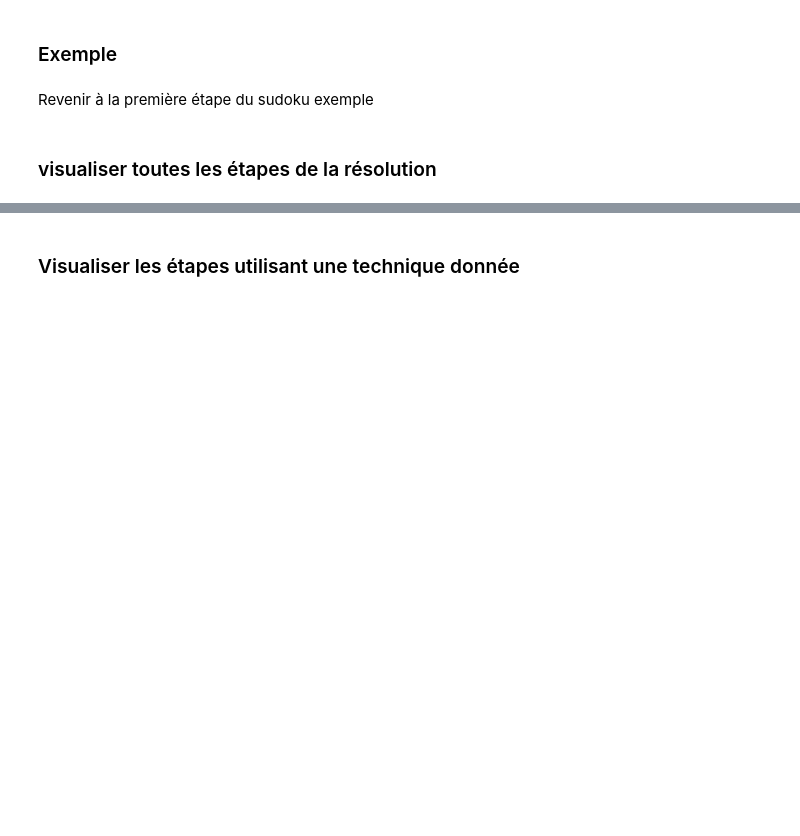
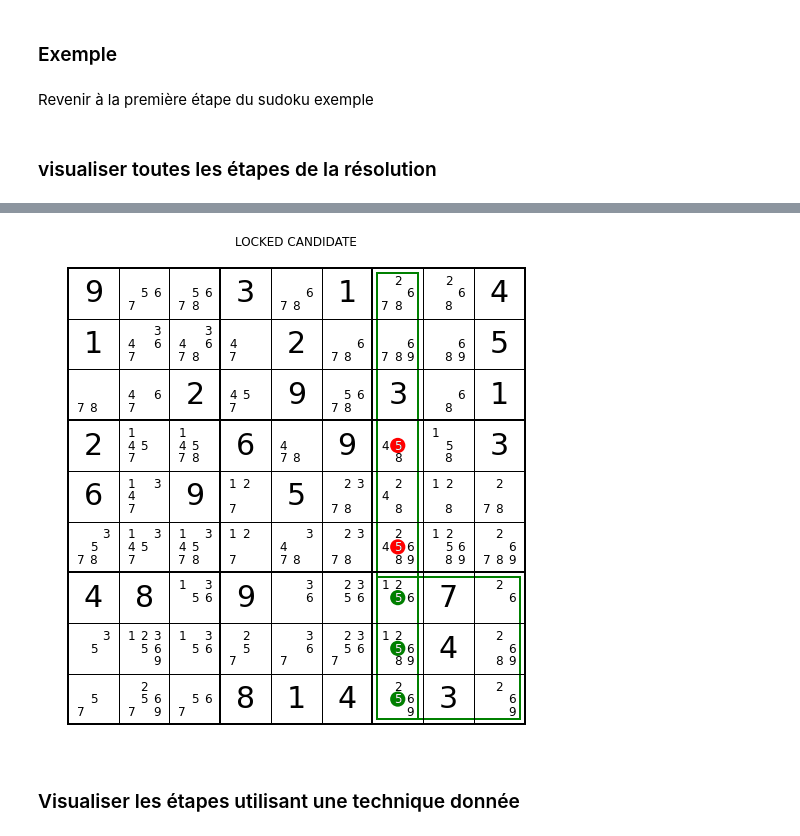
Before and after one commit to YvesLemaire/Jupyter-Puzzles, a Jupyter notebook: python/sudoku/sudoku.ipynb, the cells around one changed output, grey strips where cells are left out. Cells and saved outputs as stored; diff of their text form; code cells hidden in the pictures; blank space fills up the shorter version.

```diff
--- a/python/sudoku/sudoku.ipynb
+++ b/python/sudoku/sudoku.ipynb
@@ -2423,6 +2430,8 @@ Revenir à la première étape du sudoku exemple
 # %%
 # Revenir a l'etape precedente
-#sudoku.show_undo()
+sudoku.show_undo()
+# %% [output]
+[figure, added]
 # %% [markdown]
 ### Visualiser les étapes utilisant une technique donnée
 # %%
```
Also changed, not shown: parts of 21 cells of this notebook.
